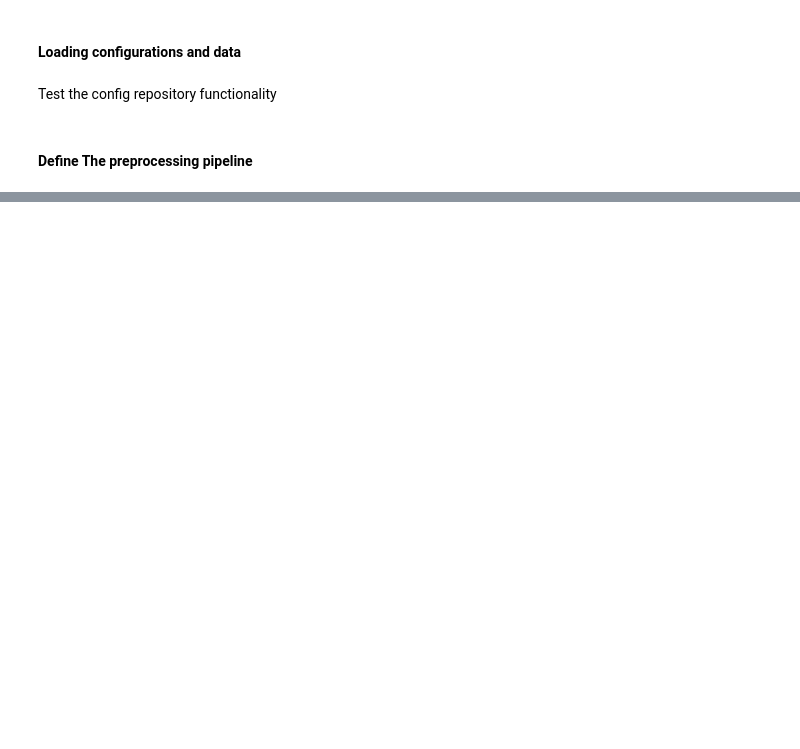
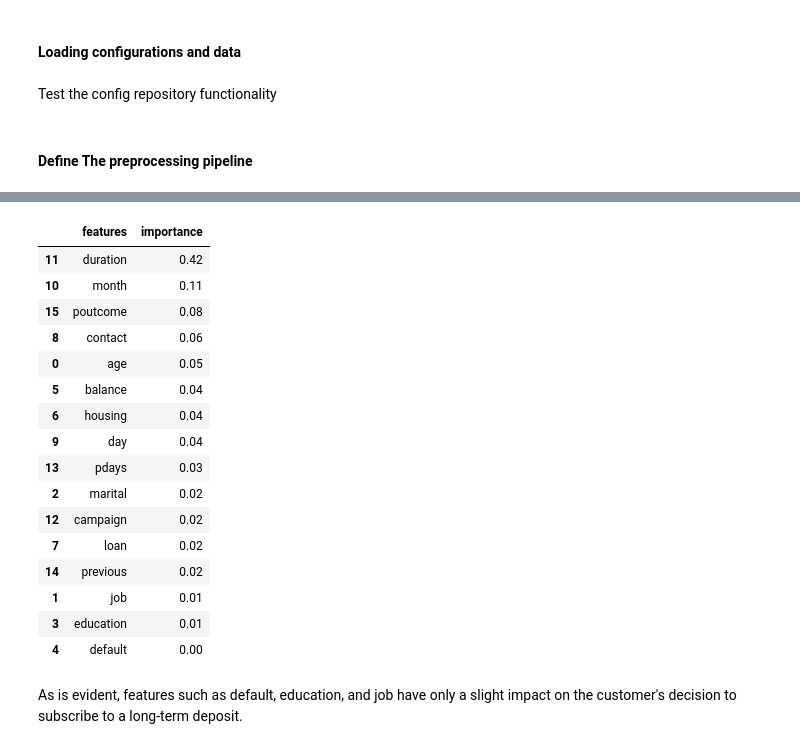
Before and after one commit to SoheilMehrizi/Decision-Support-System-for-Bank-telemarketing, a Jupyter notebook: notebooks/DataMining.ipynb, the cells around one changed output, grey strips where cells are left out. Cells and saved outputs as stored; diff of their text form; code cells hidden in the pictures; blank space fills up the shorter version.

```diff
--- a/notebooks/DataMining.ipynb
+++ b/notebooks/DataMining.ipynb
@@ -218,0 +359,5 @@ now we should prepare reference and training pipelines for it.
+# %%
+
+model_repo = ModelRepository()
+
+model_repo.list_registered_models()
@@ -218,0 +377,3 @@ now we should prepare reference and training pipelines for it.
+# %%
+RF_pretrained = model_repo.load_model(registered_name='Random_Forest')
+MLP_pretrained = model_repo.load_model(registered_name='MLP')
@@ -218,0 +384,26 @@ now we should prepare reference and training pipelines for it.
+# %%
+
+original_features_name = X_train.columns.to_list()
+df_feature_importance= get_features_importance_df(RFpipeline=RF_pretrained, original_features_name=original_features_name)
+# %%
+df_feature_importance.sort_values(by="importance", ascending=False)
+# %% [output]
+|  | features | importance |
+| 11 | duration | 0.42 |
+| 10 | month | 0.11 |
+| 15 | poutcome | 0.08 |
+| 8 | contact | 0.06 |
+| 0 | age | 0.05 |
+| 5 | balance | 0.04 |
+| 6 | housing | 0.04 |
+| 9 | day | 0.04 |
+| 13 | pdays | 0.03 |
+| 2 | marital | 0.02 |
+| 12 | campaign | 0.02 |
+| 7 | loan | 0.02 |
+| 14 | previous | 0.02 |
+| 1 | job | 0.01 |
+| 3 | education | 0.01 |
+| 4 | default | 0.00 |
+# %% [markdown]
+As is evident, features such as default, education, and job have only a slight impact on the customer's decision to subscribe to a long-term deposit.
```
Also changed, not shown: parts of 22 cells of this notebook.
